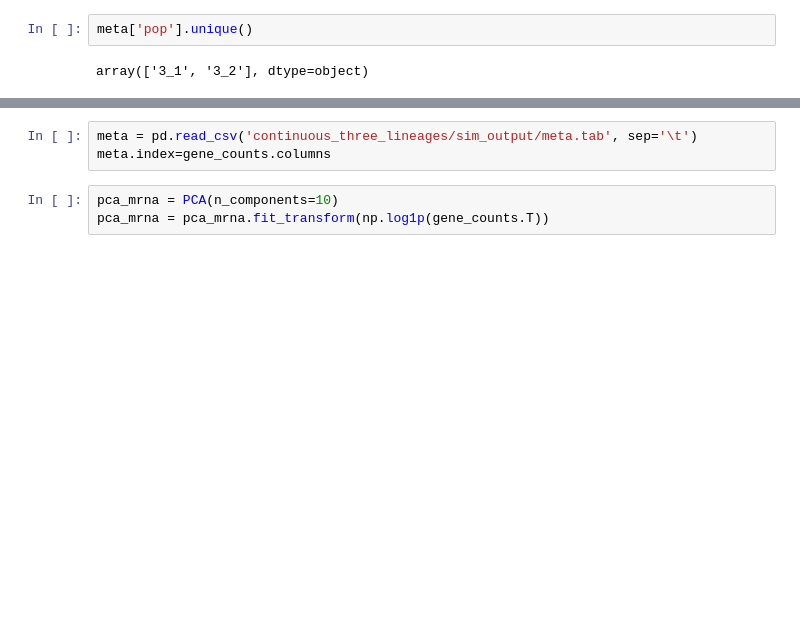
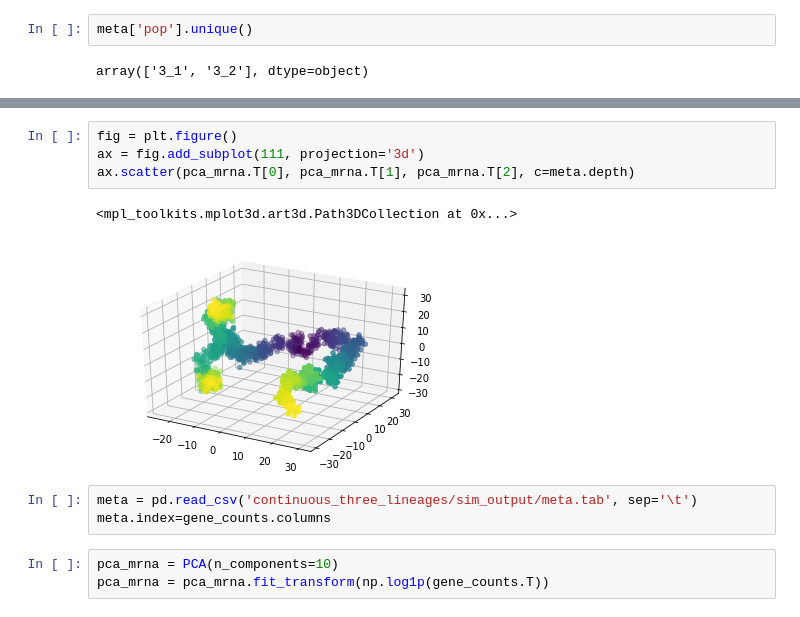
Before and after one commit to lareaulab/analysis_psix, a Jupyter notebook: simulations/process_symsim_output.ipynb, the cells around one changed output, grey strips where cells are left out. Cells and saved outputs as stored; diff of their text form; blank space fills up the shorter version.

```diff
--- a/simulations/process_symsim_output.ipynb
+++ b/simulations/process_symsim_output.ipynb
@@ -255,3 +238,10 @@ FileNotFoundError: [Errno 2] File continuous_three_lineages/sim_output/gene_coun
+# %%
+fig = plt.figure()
+ax = fig.add_subplot(111, projection='3d')
+ax.scatter(pca_mrna.T[0], pca_mrna.T[1], pca_mrna.T[2], c=meta.depth)
+# %% [output]
+<mpl_toolkits.mplot3d.art3d.Path3DCollection at 0x...>
+[figure, added]
 # %%
 meta = pd.read_csv('continuous_three_lineages/sim_output/meta.tab', sep='\t')
 meta.index=gene_counts.columns
```
Also changed, not shown: parts of 9 cells of this notebook, 35 other files.
